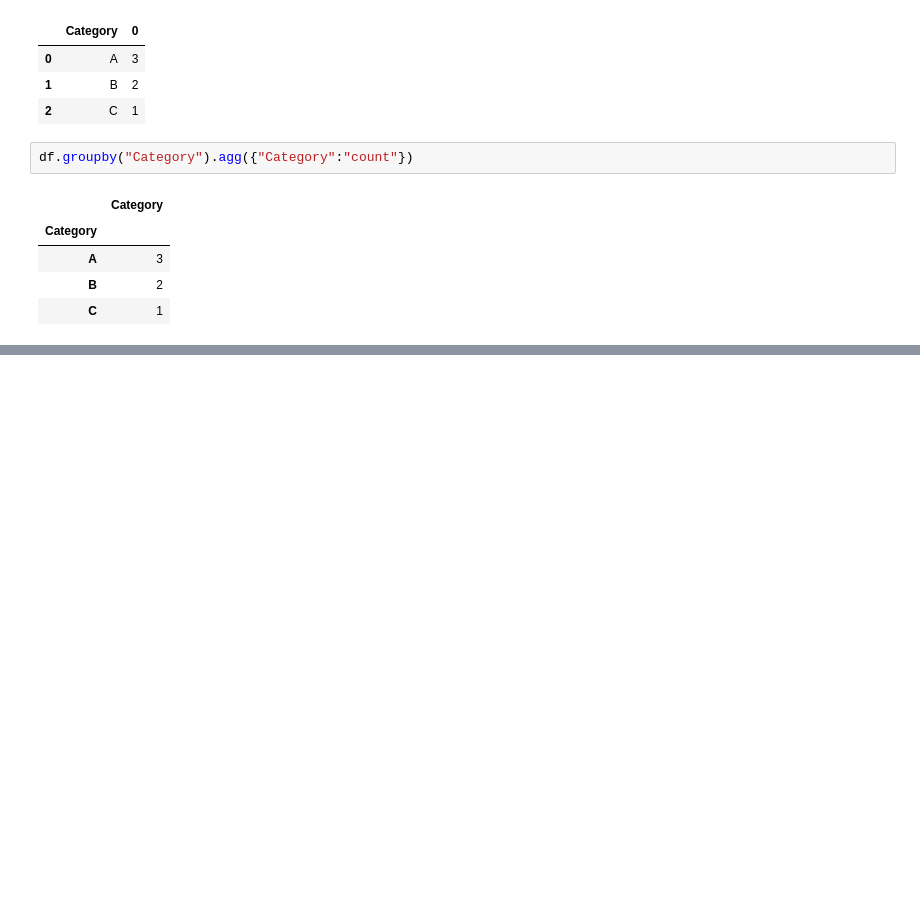
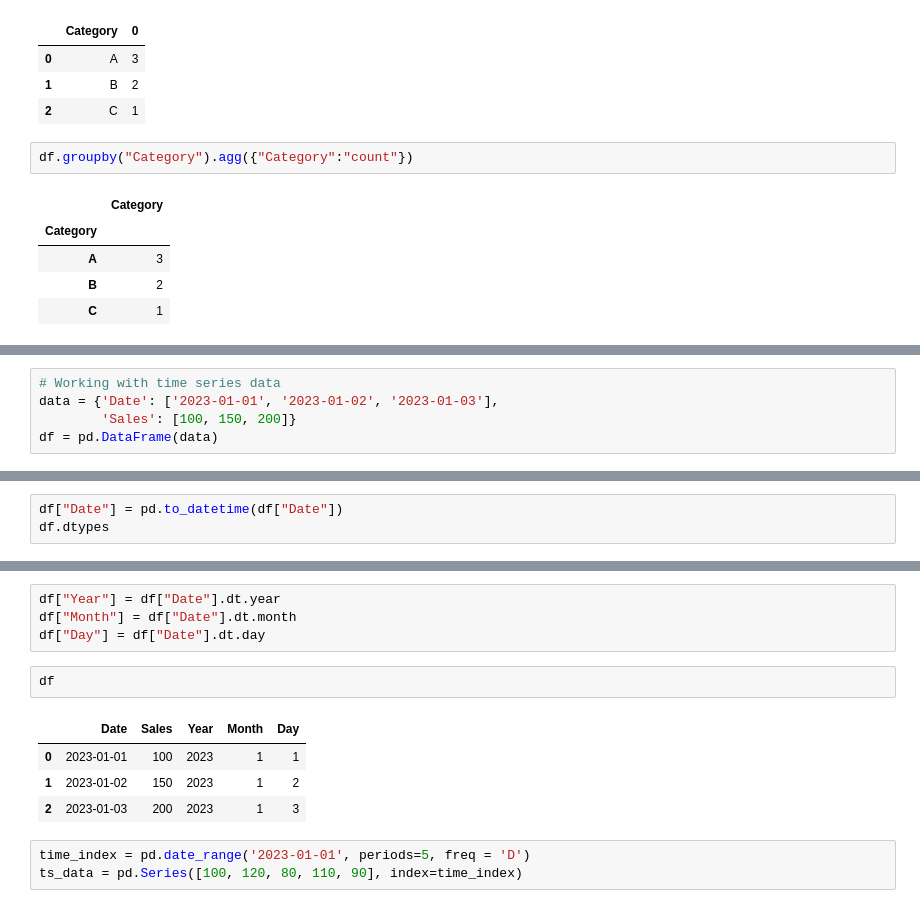
Before and after one commit to LungiNzima/Python-Programming-Course, a Jupyter notebook: Pandas_Course.ipynb, the cells around one changed output, grey strips where cells are left out. Saved outputs shown, nothing was run; the diff lists cells and outputs as text; blank space fills up the shorter version.

```diff
--- a/Pandas_Course.ipynb
+++ b/Pandas_Course.ipynb
@@ -744,0 +777,5 @@ df.groupby("Category").agg({"Category":"count"})
+# %%
+# Working with time series data
+data = {'Date': ['2023-01-01', '2023-01-02', '2023-01-03'],
+        'Sales': [100, 150, 200]}
+df = pd.DataFrame(data)
@@ -744,0 +789,3 @@ df.groupby("Category").agg({"Category":"count"})
+# %%
+df["Date"] = pd.to_datetime(df["Date"])
+df.dtypes
@@ -744,0 +803,14 @@ df.groupby("Category").agg({"Category":"count"})
+# %%
+df["Year"] = df["Date"].dt.year
+df["Month"] = df["Date"].dt.month
+df["Day"] = df["Date"].dt.day
+# %%
+df
+# %% [output]
+|  | Date | Sales | Year | Month | Day |
+| 0 | 2023-01-01 | 100 | 2023 | 1 | 1 |
+| 1 | 2023-01-02 | 150 | 2023 | 1 | 2 |
+| 2 | 2023-01-03 | 200 | 2023 | 1 | 3 |
+# %%
+time_index = pd.date_range('2023-01-01', periods=5, freq = 'D')
+ts_data = pd.Series([100, 120, 80, 110, 90], index=time_index)
```
Also changed, not shown: parts of 22 cells of this notebook.
